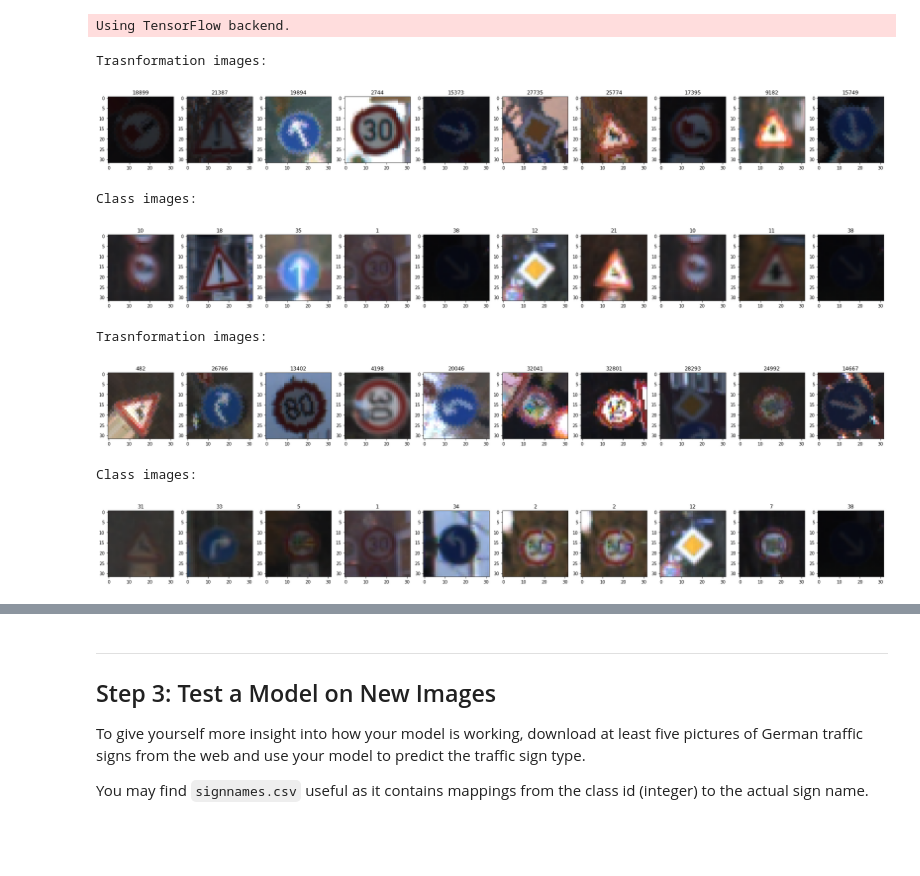
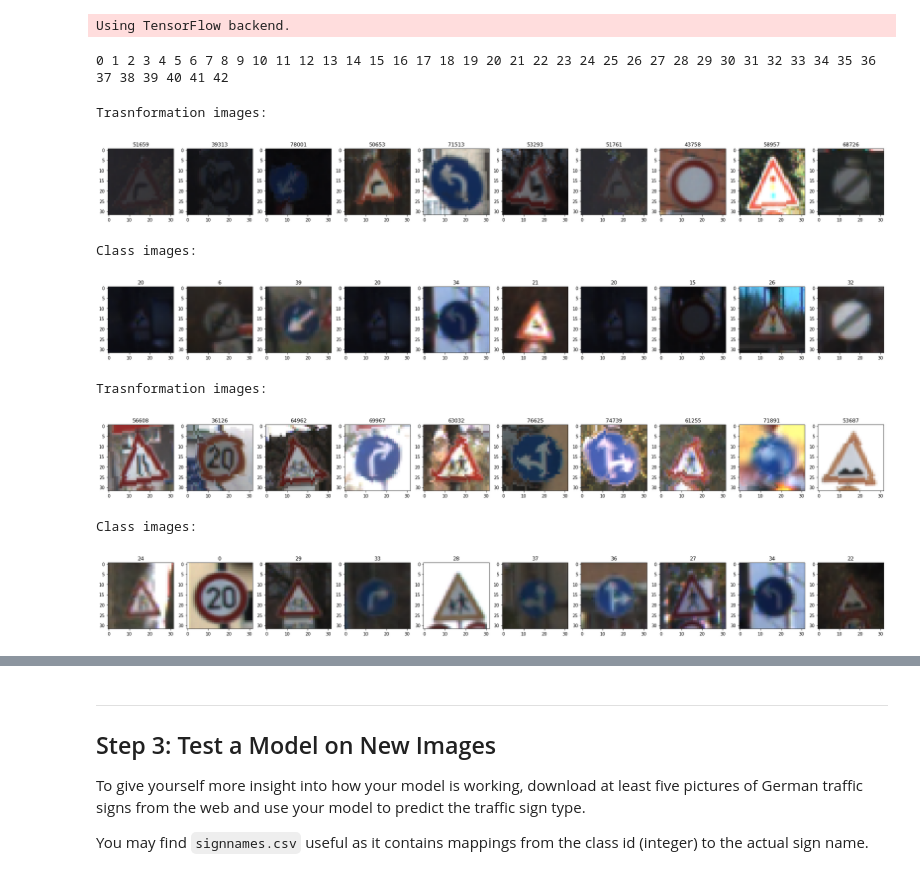
Before and after one commit to edgarcgarzon/CarND-Traffic-Sign-Classifier-P2, a Jupyter notebook: Traffic_Sign_Classifier.ipynb, the cells around one changed output, grey strips where cells are left out. Drawn from its saved outputs; the diff is of its cells as text; code cells hidden in the pictures; blank space fills up the shorter version.

Commit message:
Final training

```diff
--- a/Traffic_Sign_Classifier.ipynb
+++ b/Traffic_Sign_Classifier.ipynb
@@ -591,7 +290,10 @@ def ApplyTrans(X_train_in, y_train_in):
 
 
     # configure batch size and retrieve one batch of images
-    for X_batch, y_batch in datagen.flow(X_train_in.astype('float32'), y_train_in, batch_size=int(X_train_in.shape[0]), shuffle=False):
+    for X_batch, y_batch in datagen.flow(X_train_in.astype('float32'),
+                                         y_train_in,
+                                         batch_size = int(X_train_in.shape[0]),
+                                         shuffle = False):
 
         X_train_out = X_batch.astype('uint8')
         y_train_out = y_batch
@@ -613,28 +313,64 @@ X_train_trans, y_train_trans = ApplyTrans(X_train, y_train)
+# %%
+from sklearn.utils import shuffle
+
+X_train_plus = X_train
+y_train_plus = y_train
+
+#For all the classes
+for cl in range(n_classes):
+
+    #Extract all the members of the class cl
+    tupl = [(xi, yi) for xi,yi in zip(X_train,y_train) if yi == cl]
+
+    #convert the features in np.array
+    X_train_in = np.array([x for (x,y) in tupl])
+    y_train_in = np.array([y for (x,y) in tupl])
+
+    #print progress
+    print("{} ".format(cl), end = "")
+
+    #Calculate the number of iterations to arrive to the same number of the class with more samples
+    incr = int(np.amin(dist[0]))
+    n_iter = int((np.amax(dist[0]) - dist[0][cl])/incr)
+
+    for e in range(n_iter):
+
+        #Shuffle
+        X_train_in, y_train_in = shuffle(X_train_in, y_train_in)
+
+        X_train_in = X_train_in[0:incr]
+        y_train_in = y_train_in[0:incr]
+
+        #Apply the transformation
+        X_train_in, y_train_in = ApplyTrans(X_train_in, y_train_in)
+
+        X_train_plus = np.concatenate((X_train_plus, X_train_in))
+        y_train_plus = np.concatenate((y_train_plus, y_train_in))
+# %% [output]
+0 1 2 3 4 5 6 7 8 9 10 11 12 13 14 15 16 17 18 19 20 21 22 23 24 25 26 27 28 29 30 31 32 33 34 35 36 37 38 39 40 41 42
 # %%
-X_train_trans = X_train_trans.astype('uint8')
+print('\nTrasnformation images: ')
 
-
-print('\nTrasnformation images: ')
-displayIndex = [randrange(0, len(X_train_trans), 1) for _ in range(10)]
-printImages(X_train_trans, displayIndex)
+displayIndex = [randrange(len(X_train), len(X_train_plus), 1) for _ in range(10)]
+printImages(X_train_plus, displayIndex)
 
 print('\nClass images: ')
-displayIndex = [y_train_trans[i] for i in displayIndex]
+displayIndex = [y_train_plus[i].astype('uint8') for i in displayIndex]
 printImages(classes, displayIndex)
 
 print('\nTrasnformation images: ')
-displayIndex = [randrange(0, len(X_train_trans), 1) for _ in range(10)]
-printImages(X_train_trans, displayIndex)
+displayIndex = [randrange(len(X_train), len(X_train_plus), 1) for _ in range(10)]
+printImages(X_train_plus.astype('uint8'), displayIndex)
 
 print('\nClass images: ')
-displayIndex = [y_train_trans[i] for i in displayIndex]
+displayIndex = [y_train_plus[i] for i in displayIndex]
 printImages(classes, displayIndex)
 # %% [output]
 Trasnformation images:
-[figure, old version]
+[figure, new version]
 Class images:
-[figure, old version]
+[figure, new version]
 Trasnformation images:
-[figure, old version]
+[figure, new version]
 Class images:
-[figure, old version]
+[figure, new version]
```
Also changed, not shown: parts of 50 cells of this notebook.
